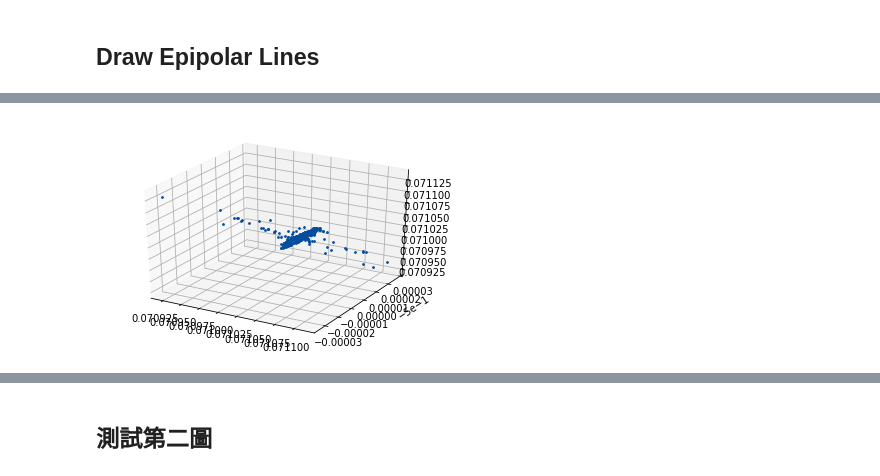
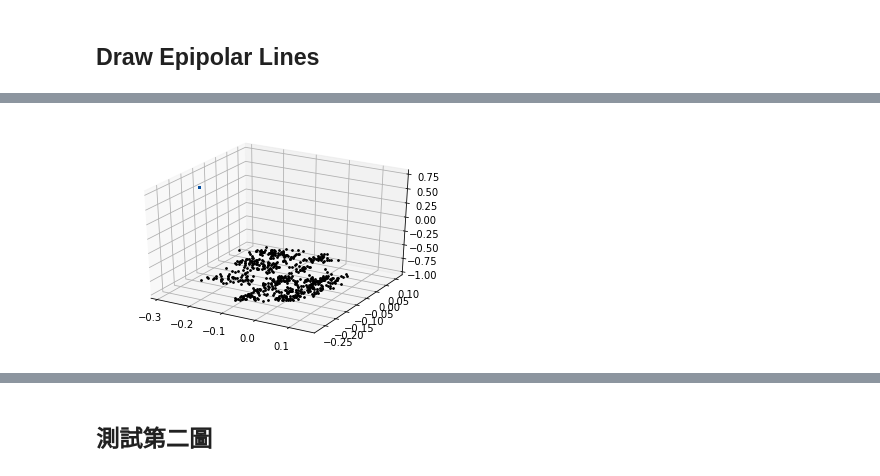
Before and after one commit to YuanSyun/CV-Structure-from-motion, a Jupyter notebook: HW4.ipynb, the cells around one changed output, grey strips where cells are left out. Saved outputs shown, nothing was run; the diff lists cells and outputs as text; code cells hidden in the pictures.

```diff
--- a/HW4.ipynb
+++ b/HW4.ipynb
@@ -114,8 +132,13 @@ def normalization(imgpts1, imgpts2):
 
     num_of_point = len(imgpts1)
     for i in range(num_of_point):
-        homopts1[i] = np.dot(t1, homopts1[i])
-        homopts2[i] = np.dot(t2, homopts2[i])
+
+        #最後一項要為1
+        p2h = np.dot(t1, homopts1[i])
+        homopts1[i] = p2h/p2h[-1]
+
+        p2h1 = np.dot(t2, homopts2[i])
+        homopts2[i] = p2h1/p2h1[-1]
 
     normalpts1 = np.delete(homopts1, -1, axis=1)
     normalpts2 = np.delete(homopts2, -1, axis=1)
@@ -187,14 +210,19 @@ def get_essential_mat(intrinsicmat1, intrinsicmat2, fundamentalmat):
     '''
         ref: Multiple View Geometry 9.12
     '''
-    return np.transpose(intrinsicmat2) * fundamentalmat * intrinsicmat1
+    if(intrinsicmat1[-1,-1] != 1):
+        intrinsicmat1 = intrinsicmat1 / intrinsicmat1[-1,-1]
+    if(intrinsicmat2[-1,-1] != 1):
+        intrinsicmat2 = intrinsicmat2 / intrinsicmat2[-1,-1]
+
+    return np.dot(np.dot(np.transpose(intrinsicmat2), fundamentalmat), intrinsicmat1)
 
 def find_fundamental_by_RANSAC(matchedpt_order, imgpts1, imgpts2, inliner_threshold):
     '''
         ref: Multiple View Geometry 11.6
     '''
     print("Key Point Number\n", len(imgpts1))
-    ransac_iteration = 5000
+    ransac_iteration = 500
     ransac_sample_number = 8
 
     best_error = 0
@@ -431,20 +512,24 @@ def iterative_linear_LS_triangulation(u, p, u1, p1):
             break
 
         # reweight equations and SVD
-        A = np.array([[(np.dot(u[0], p[2,0]) - p[0,0])/wi, (np.dot(u[0], p[2,1]) - p[0,1])/wi, (np.dot(u[0], p[2,2]) - p[0,2])/wi],
-                     [(np.dot(u[1], p[2,0]) - p[1,0])/wi, (np.dot(u[1], p[2,1]) - p[1,1])/wi, (np.dot(u[1], p[2,2]) - p[1,2])/wi],
-                     [(np.dot(u1[0], p1[2,0]) - p1[0,0])/wi1, (np.dot(u1[0], p1[2,1]) - p1[0,1])/wi1, (np.dot(u1[0], p1[2,2]) - p1[0,2])/wi1],
-                     [(np.dot(u1[1], p1[2,0]) - p1[1,0])/wi1, (np.dot(u1[1], p1[2,1]) - p1[1,1])/wi1, (np.dot(u1[1], p1[2,2]) - p1[1,2])/wi1]])
+        A = np.array([[(u[0]*p[2,0] - p[0,0])/wi, (u[0]*p[2,1] - p[0,1])/wi, (u[0]*p[2,2] - p[0,2])/wi],
+                     [(u[1]*p[2,0] - p[1,0])/wi, (u[1]*p[2,1] - p[1,1])/wi, (u[1]*p[2,2] - p[1,2])/wi],
+                     [(u1[0]*p1[2,0] - p1[0,0])/wi1, (u1[0]*p1[2,1] - p1[0,1])/wi1, (u1[0]*p1[2,2] - p1[0,2])/wi1],
+                     [(u1[1]*p1[2,0] - p1[1,0])/wi1, (u1[1]*p1[2,1] - p1[1,1])/wi1, (u1[1]*p1[2,2] - p1[1,2])/wi1]])
 
-        B = np.array([-(np.dot(u[0], p[2,3]) - p[0,3])/wi,
-                     -(np.dot(u[1], p[2,3]) - p[1,3])/wi,
-                     -(np.dot(u1[0], p1[2,3]) - p1[0,3])/wi1,
-                     -(np.dot(u1[1], p1[2,3]) - p1[1,3])/wi1])
+        B = np.array([-(u[0]*p[2,3] - p[0,3])/wi,
+                     -(u[1]*p[2,3] - p[1,3])/wi,
+                     -(u1[0]*p1[2,3] - p1[0,3])/wi1,
+                     -(u1[1]*p1[2,3] - p1[1,3])/wi1])
         state, aX = cv2.solve(A, B, flags=cv2.DECOMP_SVD)
-        X = np.array([aX[0], aX[1], aX[2], 1])
-    return X
+    return aX
 
 def triangulate_points(keypts1, keypts2, kinv, kinv1, p, p1):
+
+    if(kinv[-1,-1] != 1):
+        kinv = kinv/kinv[-1,-1]
+    if(kinv1[-1,-1] != 1):
+        kinv1 = kinv1/kinv1[-1,-1]
 
     points = np.zeros((len(keypts1), 3))
     for i in range(len(keypts1)):
@@ -460,11 +545,11 @@ def triangulate_points(keypts1, keypts2, kinv, kinv1, p, p1):
         x2 = np.dot(kinv1, x2)
 
         # triangulate
-        points[i] = iterative_linear_LS_triangulation(x1, p, x2, p1)[:3]
+        points[i] = iterative_linear_LS_triangulation(x1, p, x2, p1)[:,0]
 
     return points
 
-def show_cloud_points(pts):
+def show_cloud_points(pts, cv_pts=None):
     fig = plt.figure()
     ax = fig.add_subplot(111, projection='3d')
     for i, p in enumerate(pts):
@@ -472,15 +557,34 @@ def show_cloud_points(pts):
         ys = pts[i][1]
         zs = pts[i][2]
         ax.scatter(xs, ys, zs, color='#054E9F', s=3)
+
+    if(cv_pts is not None):
+        for i in range(cv_pts.shape[1]):
+            hp = cv_pts[:,i]
+            #hp = hp/hp[-1]
+            xs = hp[0]
+            ys = hp[1]
+            zs = hp[2]
+            ax.scatter(xs, ys, zs, color='#000000', s=3)
     plt.show()
 
-cloudpts1 = triangulate_points(imgpts1, imgpts2, np.linalg.inv(intrinsic_matrix1), np.linalg.inv(intrinsic_matrix2), cammat1, cammat2_1)
-cloudpts2 = triangulate_points(imgpts1, imgpts2, np.linalg.inv(intrinsic_matrix1), np.linalg.inv(intrinsic_matrix2), cammat1, cammat2_2)
-cloudpts3 = triangulate_points(imgpts1, imgpts2, np.linalg.inv(intrinsic_matrix1), np.linalg.inv(intrinsic_matrix2), cammat1, cammat2_3)
-cloudpts4 = triangulate_points(imgpts1, imgpts2, np.linalg.inv(intrinsic_matrix1), np.linalg.inv(intrinsic_matrix2), cammat1, cammat2_4)
+cloudpts1 = triangulate_points(imgpts1, imgpts2, np.linalg.inv(intrinsic_matrix1), np.linalg.inv(intrinsic_matrix2), projectmat1, projectmat2_1)
+cloudpts2 = triangulate_points(imgpts1, imgpts2, np.linalg.inv(intrinsic_matrix1), np.linalg.inv(intrinsic_matrix2), projectmat1, projectmat2_2)
+cloudpts3 = triangulate_points(imgpts1, imgpts2, np.linalg.inv(intrinsic_matrix1), np.linalg.inv(intrinsic_matrix2), projectmat1, projectmat2_3)
+cloudpts4 = triangulate_points(imgpts1, imgpts2, np.linalg.inv(intrinsic_matrix1), np.linalg.inv(intrinsic_matrix2), projectmat1, projectmat2_4)
 
-show_cloud_points(cloudpts1)
-show_cloud_points(cloudpts2)
-show_cloud_points(cloudpts3)
-show_cloud_points(cloudpts4)
+proj_points1 = imgpts1.reshape(2,-1)
+proj_points2 = imgpts2.reshape(2,-1)
+
+cloudpts1_cv = cv2.triangulatePoints(projectmat1, projectmat2_1, proj_points1, proj_points2)
+cloudpts2_cv = cv2.triangulatePoints(projectmat1, projectmat2_1, proj_points1, proj_points2)
+cloudpts3_cv = cv2.triangulatePoints(projectmat1, projectmat2_1, proj_points1, proj_points2)
+cloudpts4_cv = cv2.triangulatePoints(projectmat1, projectmat2_1, proj_points1, proj_points2)
+cloudpts5_cv = cv2.triangulatePoints(test_p1, test_p2, proj_points1, proj_points2)
+
+show_cloud_points(cloudpts1, cloudpts1_cv)
+show_cloud_points(cloudpts2, cloudpts2_cv)
+show_cloud_points(cloudpts3, cloudpts3_cv)
+show_cloud_points(cloudpts4, cloudpts4_cv)
+show_cloud_points(cloudpts5_cv)
 # %% [output]
@@ -488 +592 @@ show_cloud_points(cloudpts4)
-[figure, old version]
+[figure, new version]
```
Also changed, not shown: parts of 13 cells of this notebook, 2 other files.
